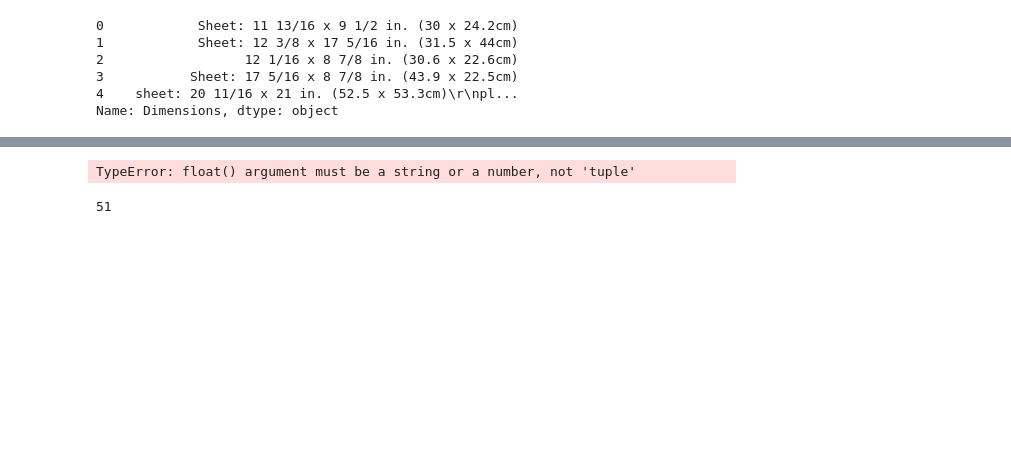
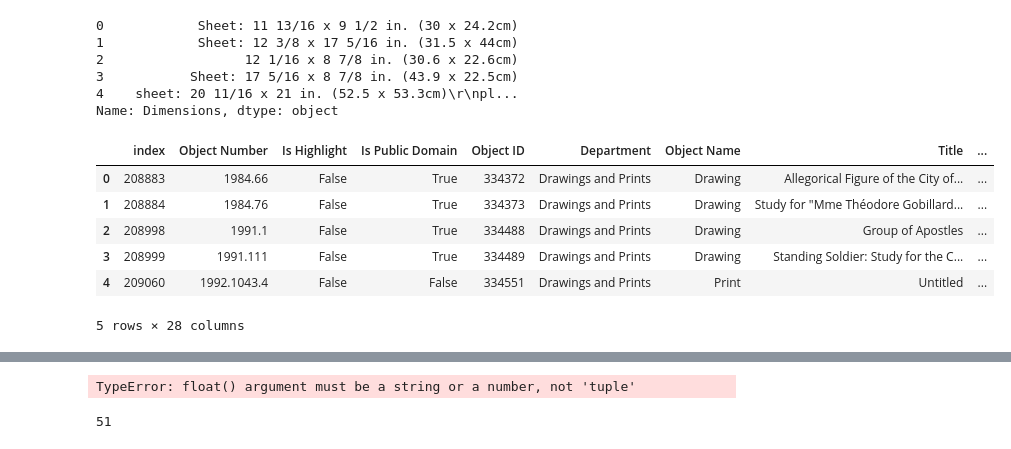
Before and after one commit to Ianssmith/cinderMET, a Jupyter notebook: resources/theMetConverter.ipynb, the cells around one changed output, grey strips where cells are left out. Cells and saved outputs as stored; diff of their text form; code cells hidden in the pictures; blank space fills up the shorter version.

```diff
--- a/resources/theMetConverter.ipynb
+++ b/resources/theMetConverter.ipynb
@@ -86,0 +89,10 @@ mdf['cm_Dimensions'] = mdf.Dimensions.str.findall("\((\d+\.?\d?).*(\d+\.?\d?).*\
+# %%
+mdf.head()
+# %% [output]
+|  | index | Object Number | Is Highlight | Is Public Domain | Object ID | Department | Object Name | Title | ... |
+| 0 | 208883 | 1984.66 | False | True | 334372 | Drawings and Prints | Drawing | Allegorical Figure of the City of... | ... |
+| 1 | 208884 | 1984.76 | False | True | 334373 | Drawings and Prints | Drawing | Study for "Mme Théodore Gobillard... | ... |
+| 2 | 208998 | 1991.1 | False | True | 334488 | Drawings and Prints | Drawing | Group of Apostles | ... |
+| 3 | 208999 | 1991.111 | False | True | 334489 | Drawings and Prints | Drawing | Standing Soldier: Study for the C... | ... |
+| 4 | 209060 | 1992.1043.4 | False | False | 334551 | Drawings and Prints | Print | Untitled | ... |
+5 rows × 28 columns
```
Also changed, not shown: parts of 8 cells of this notebook, 8 other files.
